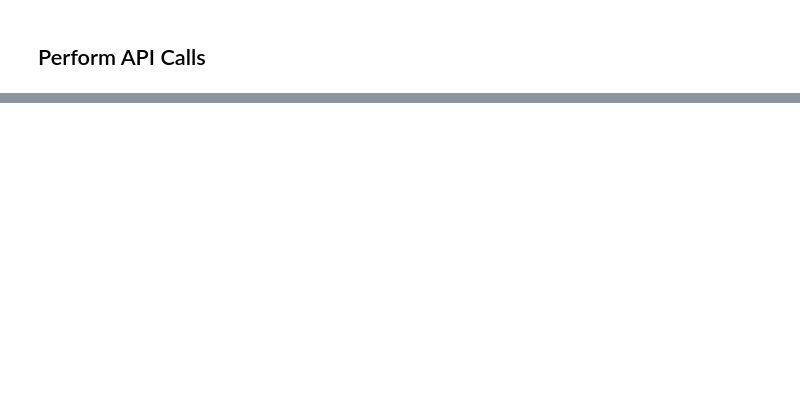
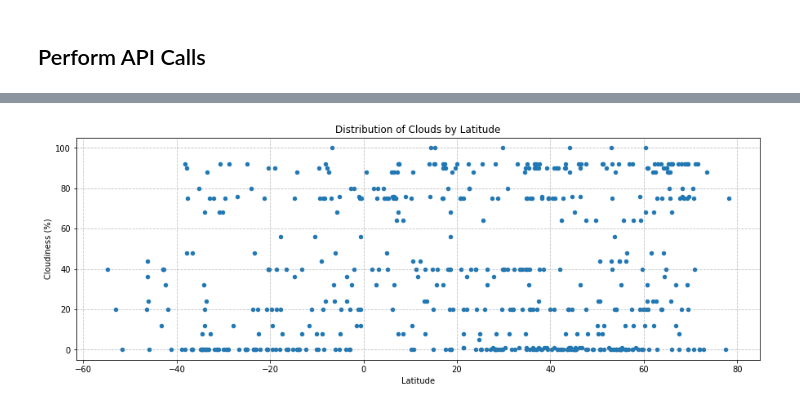
Before and after one commit to FractalMind81/DataAnalytics, a Jupyter notebook: Python/API/WeatherPy.ipynb, the cells around one changed output, grey strips where cells are left out. Saved outputs shown, nothing was run; the diff lists cells and outputs as text; code cells hidden in the pictures; blank space fills up the shorter version.

```diff
--- a/Python/API/WeatherPy.ipynb
+++ b/Python/API/WeatherPy.ipynb
@@ -110,0 +150,17 @@ cities_df.plot(kind='scatter',x='Lat',y='Temp')
+# %%
+# Plot Cloudiness
+cities_df.plot(kind='scatter',x='Lat',y='Cloudiness',figsize=(15, 5))
+
+# Add Labels and Title
+plt.xlabel("Latitude")
+plt.ylabel("Cloudiness (%)")
+plt.title("Distribution of Clouds by Latitude")
+plt.grid(True, linestyle='--', which='major',color='grey', alpha=.5)
+
+# Save figure
+plt.savefig("Cloudiness Distribution.png")
+
+# Show plot
+plt.show()
+# %% [output]
+[figure, added]
```
Also changed, not shown: parts of 7 cells of this notebook, 4 other files.
